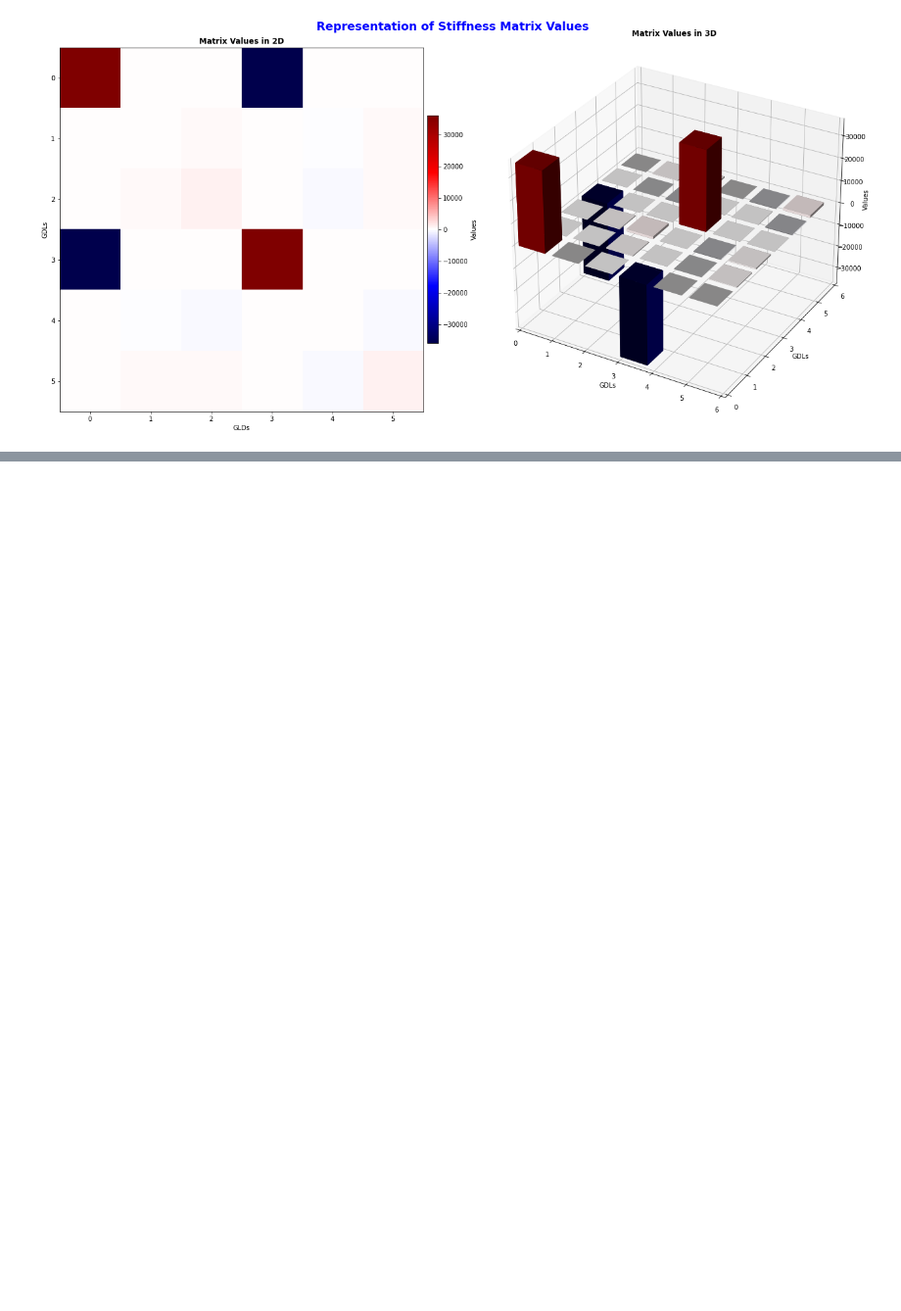
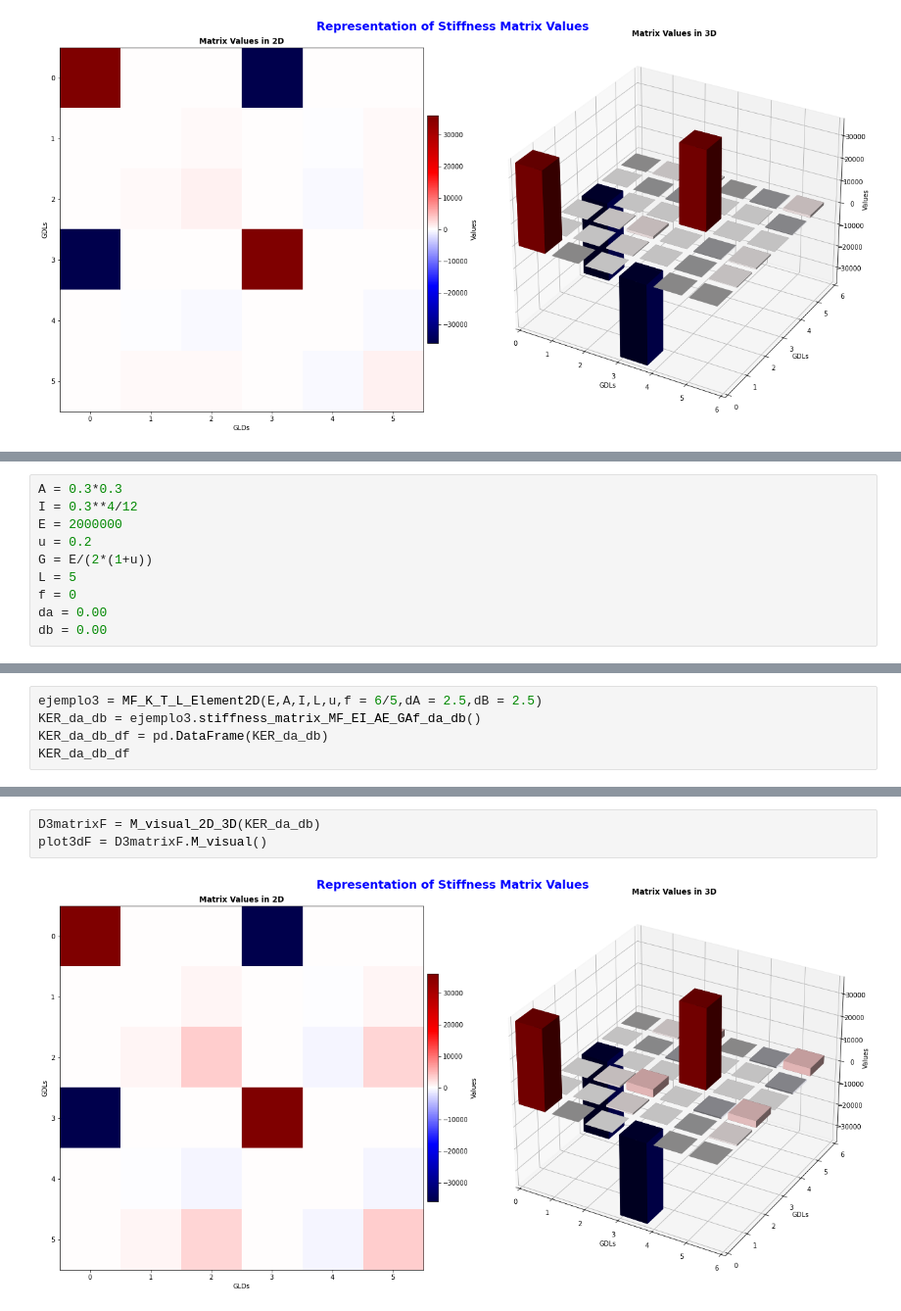
Before and after one commit to Normando1945/Repo_Maxtrix_Analisys, a Jupyter notebook: examples/Basic_Coding.ipynb, the cells around one changed output, grey strips where cells are left out. Shown at 98% size. Drawn from its saved outputs; the diff is of its cells as text; blank space fills up the shorter version.

```diff
--- a/examples/Basic_Coding.ipynb
+++ b/examples/Basic_Coding.ipynb
@@ -334,0 +339,10 @@ plot2dF = D2matrixF.M_visual()
+# %%
+A = 0.3*0.3
+I = 0.3**4/12
+E = 2000000
+u = 0.2
+G = E/(2*(1+u))
+L = 5
+f = 0
+da = 0.00
+db = 0.00
@@ -334,0 +511,5 @@ plot2dF = D2matrixF.M_visual()
+# %%
+ejemplo3 = MF_K_T_L_Element2D(E,A,I,L,u,f = 6/5,dA = 2.5,dB = 2.5)
+KER_da_db = ejemplo3.stiffness_matrix_MF_EI_AE_GAf_da_db()
+KER_da_db_df = pd.DataFrame(KER_da_db)
+KER_da_db_df
@@ -334,0 +524,5 @@ plot2dF = D2matrixF.M_visual()
+# %%
+D3matrixF = M_visual_2D_3D(KER_da_db)
+plot3dF = D3matrixF.M_visual()
+# %% [output]
+[figure, added]
```
Also changed, not shown: parts of 12 cells of this notebook, 3 other files.
